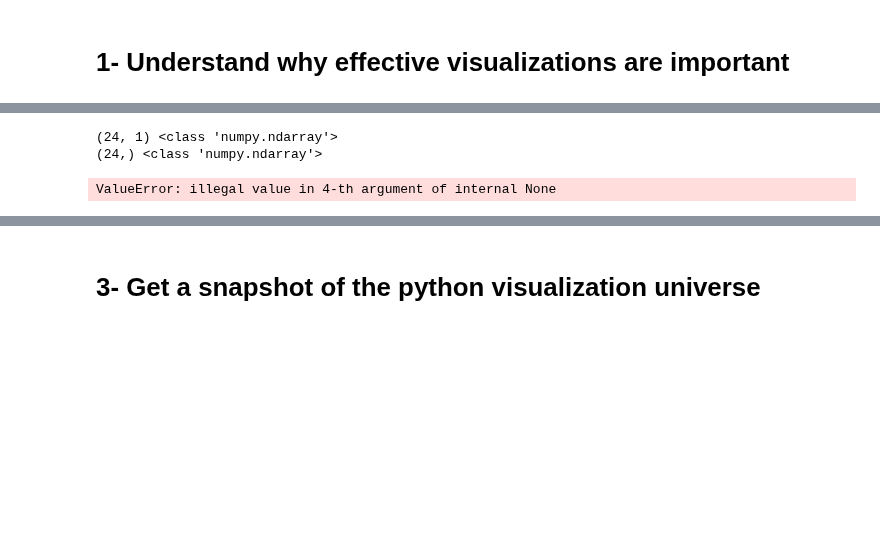
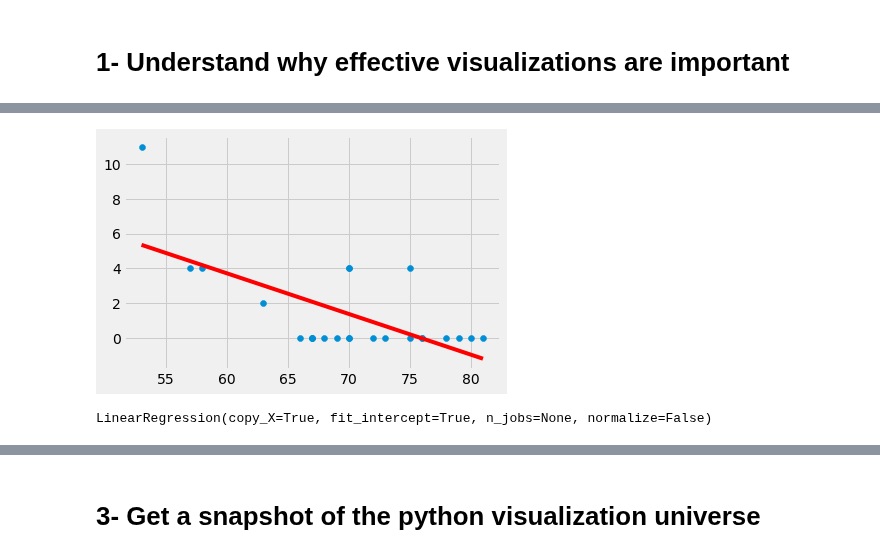
Before and after one commit to surfaceowl-ai/python_visualizations, a Jupyter notebook: notebooks/00_effective_visualizations.ipynb, the cells around one changed output, grey strips where cells are left out. Cells and saved outputs as stored; diff of their text form; code cells hidden in the pictures; blank space fills up the shorter version.

```diff
--- a/notebooks/00_effective_visualizations.ipynb
+++ b/notebooks/00_effective_visualizations.ipynb
@@ -190,19 +260,23 @@ plt.legend(loc="best", fontsize=12);
-# %%
-# add linear regression
-X = df.loc[:, "Temperature °F"].values.reshape(-1, 1)
-Y = df.loc[:, "Damage index"].values # .values.reshape(-1, 1)
-print(X.shape, type(X))
-print(Y.shape, type(Y))
-
-# print(X)
-# print(Y)
-# %% [output]
-(24, 1) <class 'numpy.ndarray'>
-(24,) <class 'numpy.ndarray'>
 # %%
 model = LinearRegression()
+# %%
+# add linear regression
+X = df.loc[:, "Temperature °F"].values.reshape(-1, 1) # get values & convert to a numpy array
+Y = df.loc[:, "Damage index"].values.reshape(-1, 1)  # get values and convert into 1 column numpy array
+# X = df.iloc[:, 2].values.reshape(-1, 1)  # another way to do this using iloc
+# Y = df.iloc[:, 5].values.reshape(-1, 1)  # ibid
+
+linear_regressor = LinearRegression()  # create object for the class
+linear_regressor.fit(X, Y)  # perform linear regression
+Y_pred = linear_regressor.predict(X)  # make predictions
+# %%
+plt.scatter(X, Y)
+plt.plot(X, Y_pred, color='red')
+plt.show()
+# %% [output]
+[figure, added]
 # %%
-model.fit(X,Y)
+linear_regressor.fit(X,Y)
 # %% [output]
-ValueError: illegal value in 4-th argument of internal None
+LinearRegression(copy_X=True, fit_intercept=True, n_jobs=None, normalize=False)
 # %%
```
Also changed, not shown: parts of 27 cells of this notebook, 4 other files.
